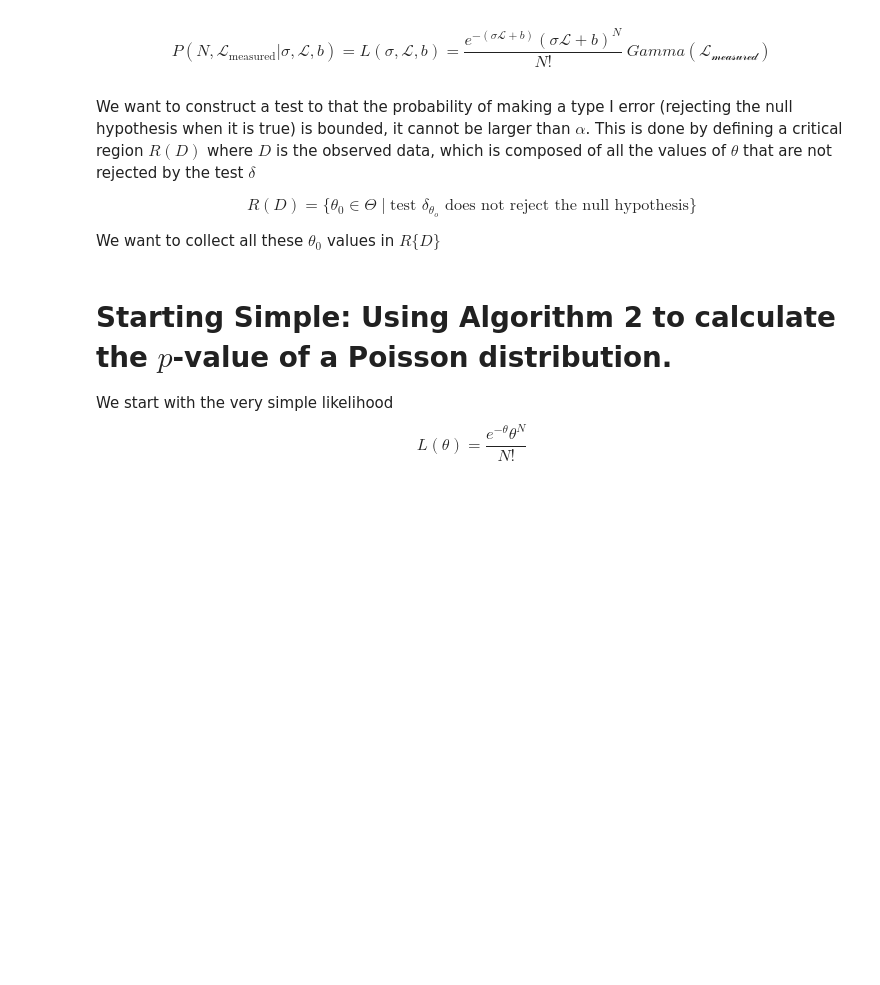
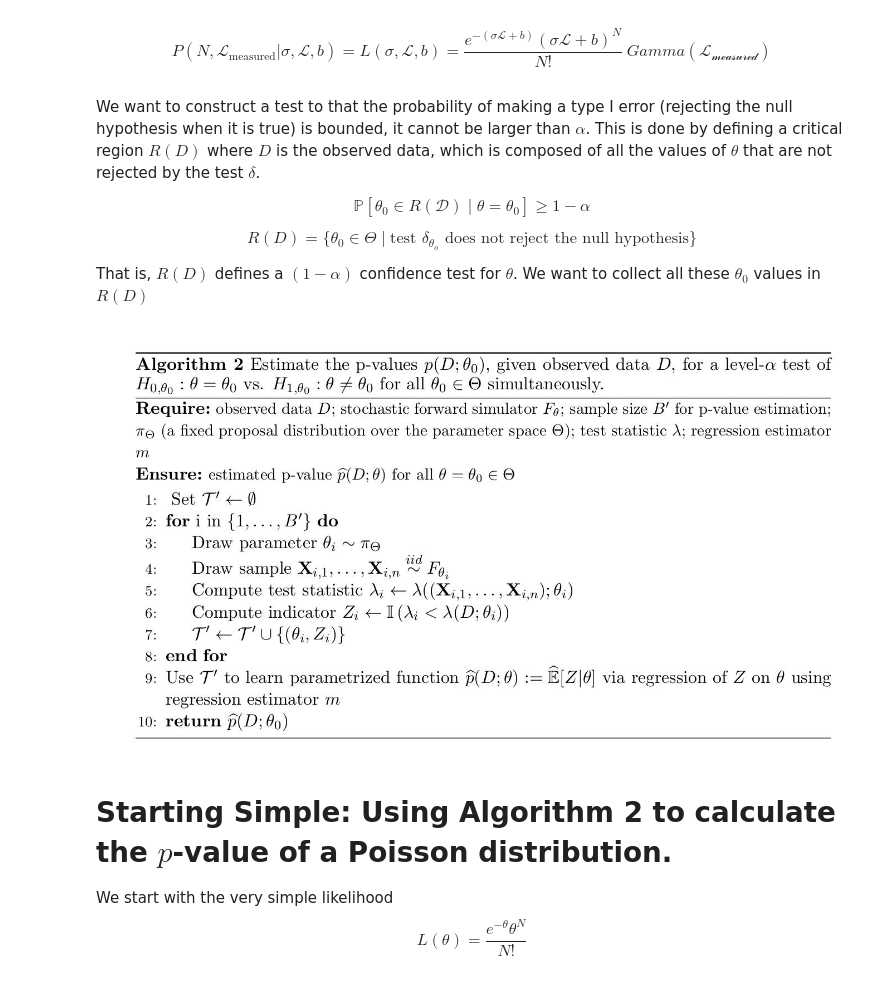
Before and after one commit to AliAlkadhim/LFI_HEP, a Jupyter notebook: Generate_Training_Data.ipynb, the cells around one changed output. Drawn from its saved outputs; the diff is of its cells as text; code cells hidden in the pictures; blank space fills up the shorter version.

```diff
--- a/Generate_Training_Data.ipynb
+++ b/Generate_Training_Data.ipynb
@@ -33,11 +33,19 @@ or  $P(N, \mathcal{L}_{\text{measured}}, B| \sigma, \mathcal{L}, b)$ if the back
 # %% [markdown]
 $$ P(N, \mathcal{L}_{\text{measured}} | \sigma, \mathcal{L}, b) =L(\sigma, \mathcal{L}, b)= \frac{e^{-(\sigma \mathcal{L} +b)}(\sigma \mathcal{L} +b)^N}{N !} \ Gamma(\mathcal{L_{\text{measured}}}) $$
 # %% [markdown]
-We want to construct a test to that the probability of making a type I error (rejecting the null hypothesis when it is true) is bounded, it cannot be larger than $\alpha$. This is done by defining a critical region $R(D)$ where $D$ is the observed data, which is composed of all the values of $\theta$ that are not rejected by the test $\delta$
+We want to construct a test to that the probability of making a type I error (rejecting the null hypothesis when it is true) is bounded, it cannot be larger than $\alpha$. This is done by defining a critical region $R(D)$ where $D$ is the observed data, which is composed of all the values of $\theta$ that are not rejected by the test $\delta$.
+
+$$\mathbb{P}\left[\theta_{0} \in R(\mathcal{D}) \mid \theta=\theta_{0}\right] \geq 1-\alpha$$
 
 $$ R(D) = \{ \theta_0 \in \Theta \mid \text{test } \delta_{\theta_o} \text{ does not reject the null hypothesis} \}$$
 
-We want to collect all these $\theta_0$ values in $R\{ D \}$
+That is, $R(D)$ defines a $(1-\alpha)$ confidence test for $\theta$. We want to collect all these $\theta_0$ values in $R(D)$
+# %%
+from IPython.display import Image, display
+algorithm2 = Image('/home/ali/Downloads/Algorithm2.jpg')
+display(algorithm2)
+# %% [output]
+[figure, added]
 # %% [markdown]
 # Starting Simple: Using Algorithm 2 to calculate the $p$-value of a Poisson distribution.
 
```
Also changed, not shown: parts of 3 cells of this notebook, 5 other files.
